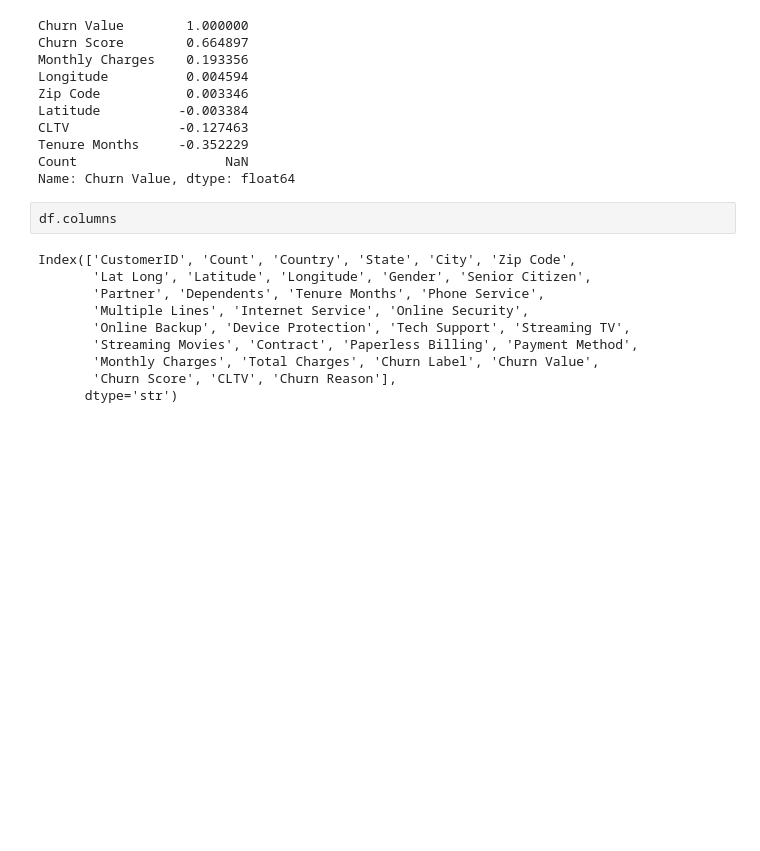
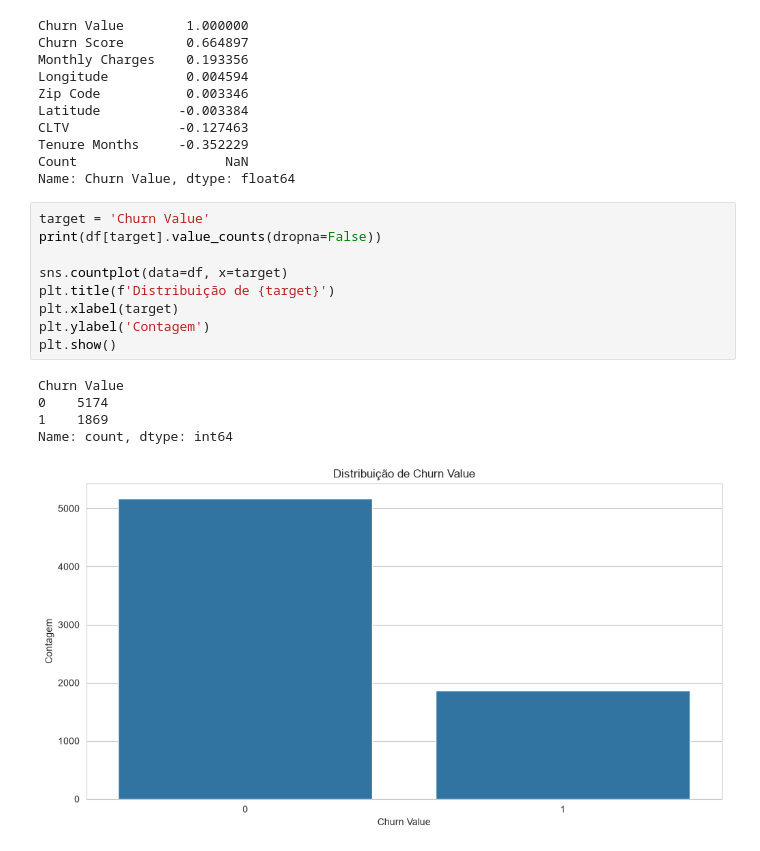
Before and after one commit to GuilhermeCarv/Tech-Challenge-1, a Jupyter notebook: EDA.ipynb, the cells around one changed output. Saved outputs shown, nothing was run; the diff lists cells and outputs as text; blank space fills up the shorter version.

```diff
--- a/EDA.ipynb
+++ b/EDA.ipynb
@@ -117,15 +204,18 @@ CLTV              -0.127463
 Tenure Months     -0.352229
 Count                   NaN
 Name: Churn Value, dtype: float64
-# %%
-df.columns
-# %% [output]
-Index(['CustomerID', 'Count', 'Country', 'State', 'City', 'Zip Code',
-       'Lat Long', 'Latitude', 'Longitude', 'Gender', 'Senior Citizen',
-       'Partner', 'Dependents', 'Tenure Months', 'Phone Service',
-       'Multiple Lines', 'Internet Service', 'Online Security',
-       'Online Backup', 'Device Protection', 'Tech Support', 'Streaming TV',
-       'Streaming Movies', 'Contract', 'Paperless Billing', 'Payment Method',
-       'Monthly Charges', 'Total Charges', 'Churn Label', 'Churn Value',
-       'Churn Score', 'CLTV', 'Churn Reason'],
-      dtype='str')
+# %%
+target = 'Churn Value'
+print(df[target].value_counts(dropna=False))
+
+sns.countplot(data=df, x=target)
+plt.title(f'Distribuição de {target}')
+plt.xlabel(target)
+plt.ylabel('Contagem')
+plt.show()
+# %% [output]
+Churn Value
+0    5174
+1    1869
+Name: count, dtype: int64
+[figure, added]
```
Also changed, not shown: parts of 12 cells of this notebook, 1 other file.
